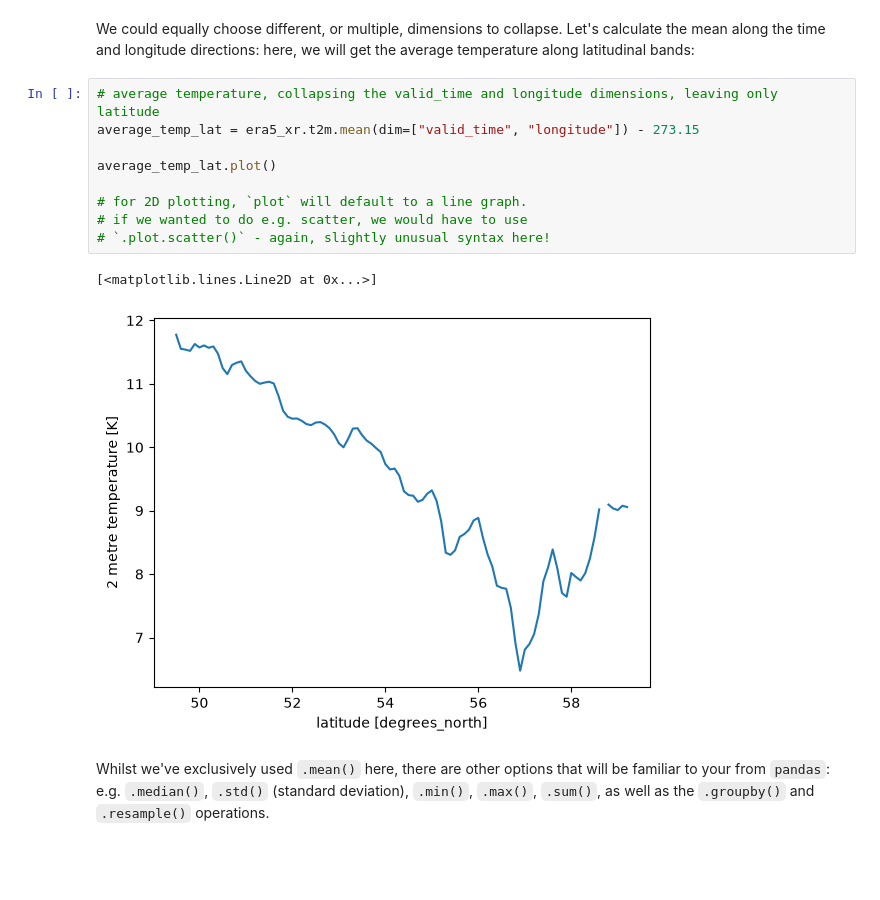
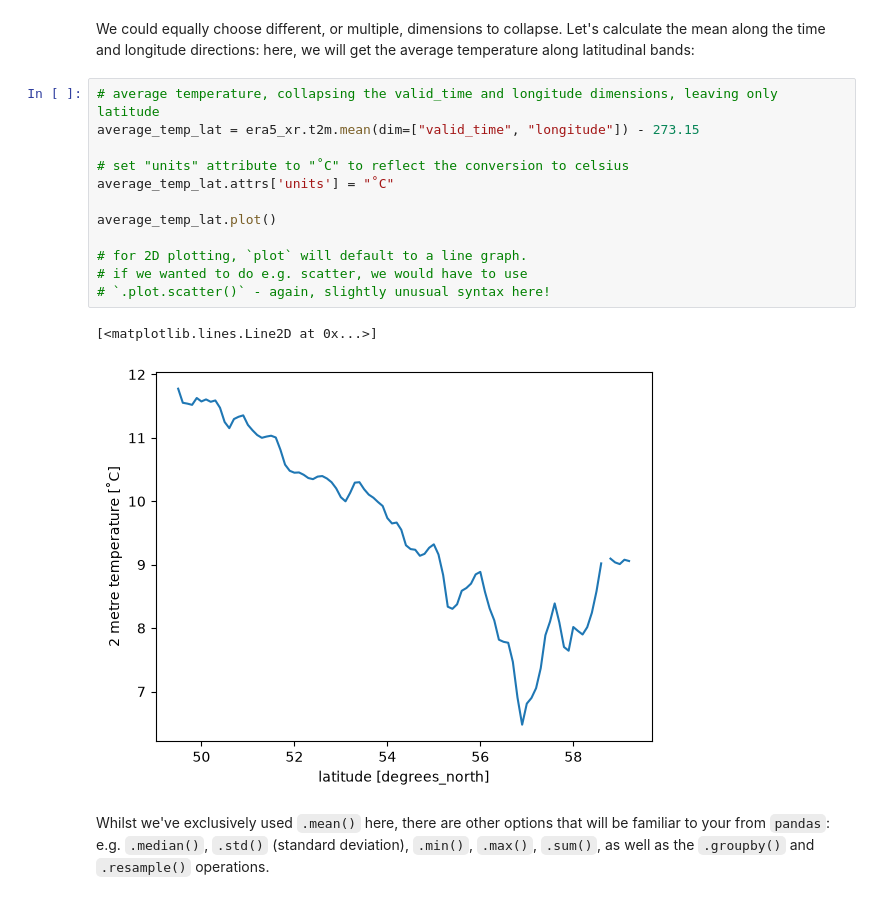
Before and after one commit to trchudley/geospatial-scientific-computing, a Jupyter notebook: week/04/02-xarray.ipynb, the cells around one changed output. Drawn from its saved outputs; the diff is of its cells as text; blank space fills up the shorter version.

```diff
--- a/week/04/02-xarray.ipynb
+++ b/week/04/02-xarray.ipynb
@@ -254,15 +257,18 @@ We could equally choose different, or multiple, dimensions to collapse. Let's ca
 # %%
 # average temperature, collapsing the valid_time and longitude dimensions, leaving only latitude
 average_temp_lat = era5_xr.t2m.mean(dim=["valid_time", "longitude"]) - 273.15
+
+# set "units" attribute to "˚C" to reflect the conversion to celsius
+average_temp_lat.attrs['units'] = "˚C"
 
 average_temp_lat.plot()
 
 # for 2D plotting, `plot` will default to a line graph.
 # if we wanted to do e.g. scatter, we would have to use
 # `.plot.scatter()` - again, slightly unusual syntax here!
 # %% [output]
 [<matplotlib.lines.Line2D at 0x...>]
-[figure, old version]
+[figure, new version]
 # %% [markdown]
 Whilst we've exclusively used `.mean()` here, there are other options that will be familiar to your from `pandas`: e.g. `.median()`, `.std()` (standard deviation), `.min()`, `.max()`, `.sum()`, as well as the `.groupby()` and `.resample()` operations.
 # %% [markdown]
```
Also changed, not shown: parts of 10 cells of this notebook, 2 other files.
